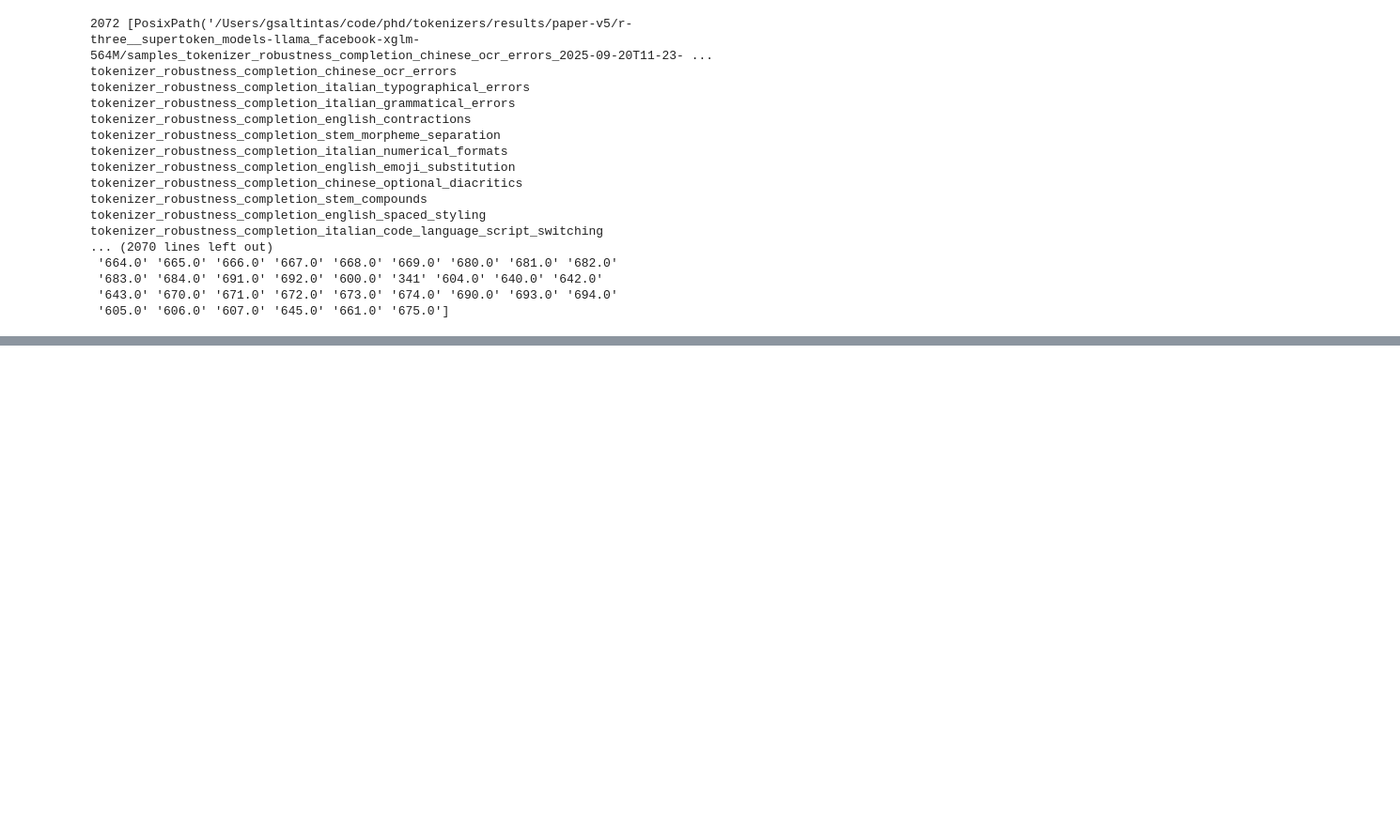
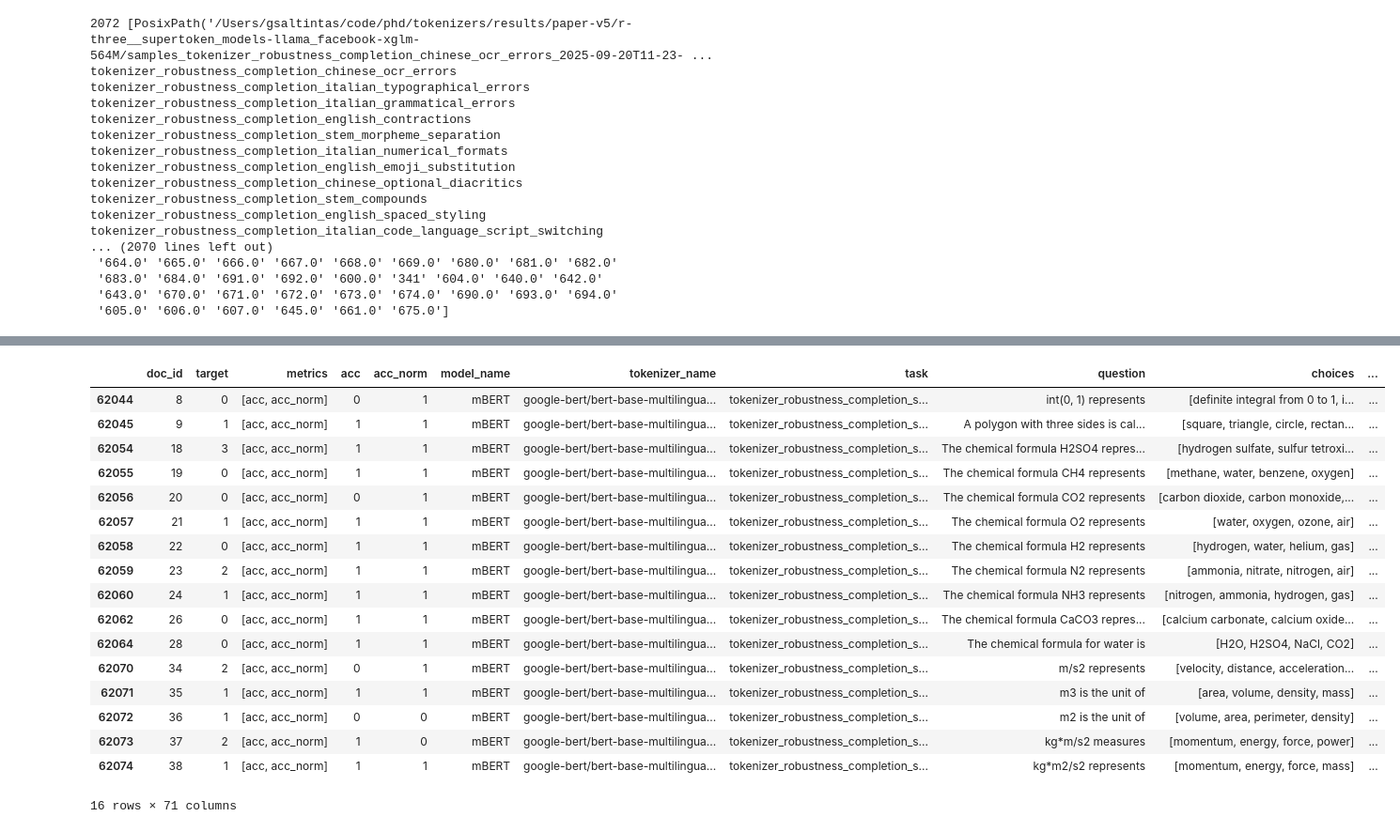
Before and after one commit to r-three/Tokenizers, a Jupyter notebook: notebooks/paper-summary-generation.ipynb, the cells around one changed output, grey strips where cells are left out. Shown at 94% size. Saved outputs shown, nothing was run; the diff lists cells and outputs as text; code cells hidden in the pictures; blank space fills up the shorter version.

```diff
--- a/notebooks/paper-summary-generation.ipynb
+++ b/notebooks/paper-summary-generation.ipynb
@@ -364 +388,24 @@ N duplicates: 30604
+# %%
+# langs = all_summaries["langs"].unique()
+# langs
+corr_canonical
+# %% [output]
+|  | doc_id | target | metrics | acc | acc_norm | model_name | tokenizer_name | task | question | choices | ... |
+| 62044 | 8 | 0 | [acc, acc_norm] | 0 | 1 | mBERT | google-bert/bert-base-multilingua... | tokenizer_robustness_completion_s... | int(0, 1) represents | [definite integral from 0 to 1, i... | ... |
+| 62045 | 9 | 1 | [acc, acc_norm] | 1 | 1 | mBERT | google-bert/bert-base-multilingua... | tokenizer_robustness_completion_s... | A polygon with three sides is cal... | [square, triangle, circle, rectan... | ... |
+| 62054 | 18 | 3 | [acc, acc_norm] | 1 | 1 | mBERT | google-bert/bert-base-multilingua... | tokenizer_robustness_completion_s... | The chemical formula H2SO4 repres... | [hydrogen sulfate, sulfur tetroxi... | ... |
+| 62055 | 19 | 0 | [acc, acc_norm] | 1 | 1 | mBERT | google-bert/bert-base-multilingua... | tokenizer_robustness_completion_s... | The chemical formula CH4 represents | [methane, water, benzene, oxygen] | ... |
+| 62056 | 20 | 0 | [acc, acc_norm] | 0 | 1 | mBERT | google-bert/bert-base-multilingua... | tokenizer_robustness_completion_s... | The chemical formula CO2 represents | [carbon dioxide, carbon monoxide,... | ... |
+| 62057 | 21 | 1 | [acc, acc_norm] | 1 | 1 | mBERT | google-bert/bert-base-multilingua... | tokenizer_robustness_completion_s... | The chemical formula O2 represents | [water, oxygen, ozone, air] | ... |
+| 62058 | 22 | 0 | [acc, acc_norm] | 1 | 1 | mBERT | google-bert/bert-base-multilingua... | tokenizer_robustness_completion_s... | The chemical formula H2 represents | [hydrogen, water, helium, gas] | ... |
+| 62059 | 23 | 2 | [acc, acc_norm] | 1 | 1 | mBERT | google-bert/bert-base-multilingua... | tokenizer_robustness_completion_s... | The chemical formula N2 represents | [ammonia, nitrate, nitrogen, air] | ... |
+| 62060 | 24 | 1 | [acc, acc_norm] | 1 | 1 | mBERT | google-bert/bert-base-multilingua... | tokenizer_robustness_completion_s... | The chemical formula NH3 represents | [nitrogen, ammonia, hydrogen, gas] | ... |
+| 62062 | 26 | 0 | [acc, acc_norm] | 1 | 1 | mBERT | google-bert/bert-base-multilingua... | tokenizer_robustness_completion_s... | The chemical formula CaCO3 repres... | [calcium carbonate, calcium oxide... | ... |
+| 62064 | 28 | 0 | [acc, acc_norm] | 1 | 1 | mBERT | google-bert/bert-base-multilingua... | tokenizer_robustness_completion_s... | The chemical formula for water is | [H2O, H2SO4, NaCl, CO2] | ... |
+| 62070 | 34 | 2 | [acc, acc_norm] | 0 | 1 | mBERT | google-bert/bert-base-multilingua... | tokenizer_robustness_completion_s... | m/s2 represents | [velocity, distance, acceleration... | ... |
+| 62071 | 35 | 1 | [acc, acc_norm] | 1 | 1 | mBERT | google-bert/bert-base-multilingua... | tokenizer_robustness_completion_s... | m3 is the unit of | [area, volume, density, mass] | ... |
+| 62072 | 36 | 1 | [acc, acc_norm] | 0 | 0 | mBERT | google-bert/bert-base-multilingua... | tokenizer_robustness_completion_s... | m2 is the unit of | [volume, area, perimeter, density] | ... |
+| 62073 | 37 | 2 | [acc, acc_norm] | 1 | 0 | mBERT | google-bert/bert-base-multilingua... | tokenizer_robustness_completion_s... | kg*m/s2 measures | [momentum, energy, force, power] | ... |
+| 62074 | 38 | 1 | [acc, acc_norm] | 1 | 1 | mBERT | google-bert/bert-base-multilingua... | tokenizer_robustness_completion_s... | kg*m2/s2 represents | [momentum, energy, force, mass] | ... |
+16 rows × 71 columns
 # %%
```
Also changed, not shown: parts of 5 cells of this notebook.
